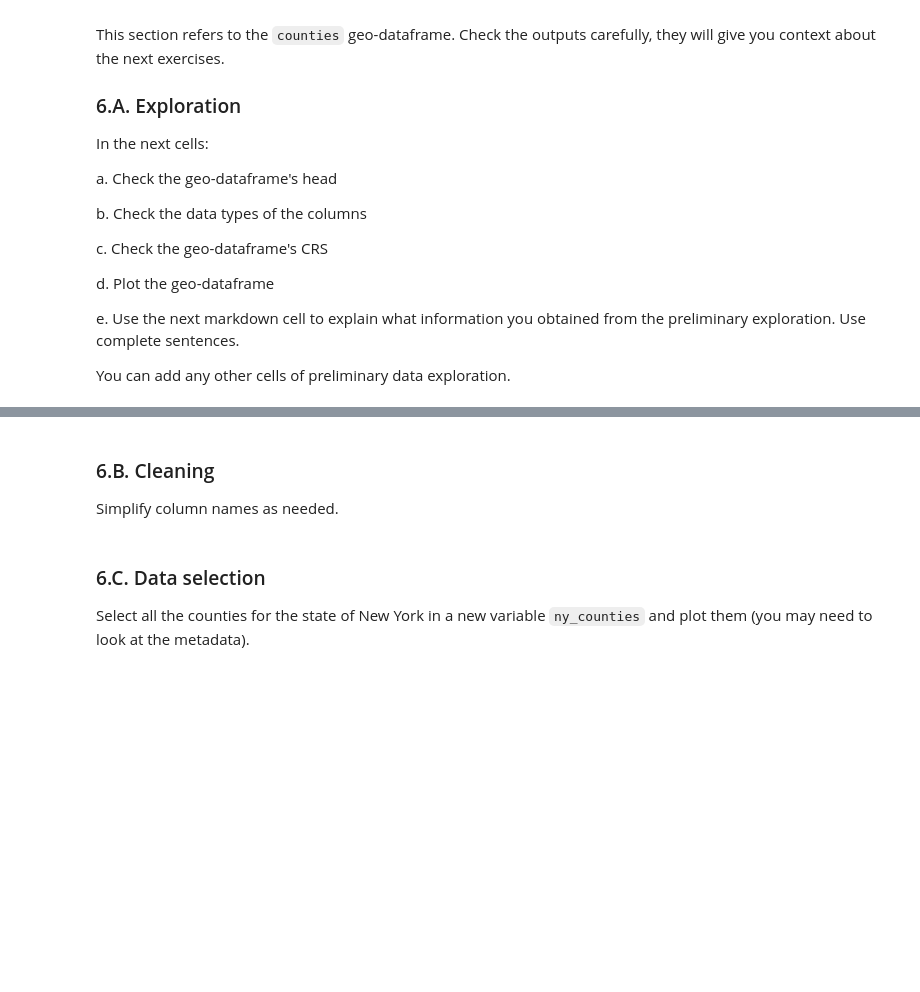
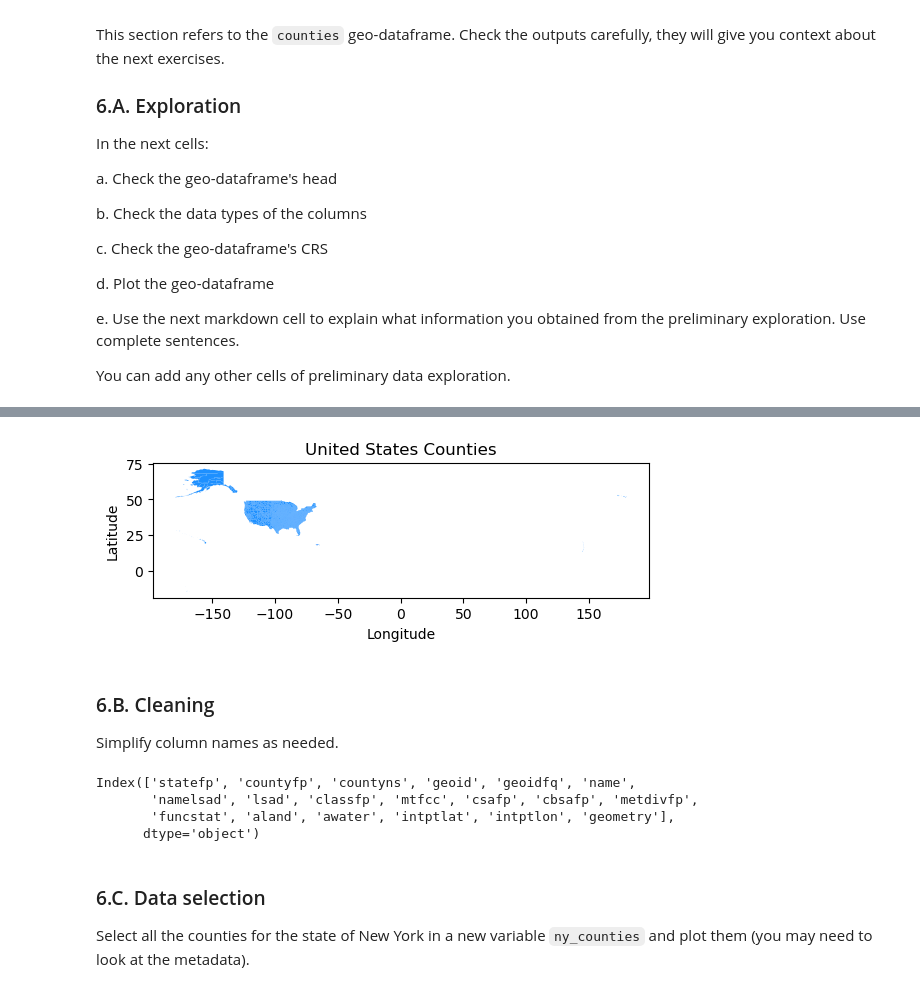
Before and after one commit to emaliap/eds220-hwk3, a Jupyter notebook: hwk3-task2-spills.ipynb, the cells around one changed output, grey strips where cells are left out. Drawn from its saved outputs; the diff is of its cells as text; code cells hidden in the pictures; blank space fills up the shorter version.

```diff
--- a/hwk3-task2-spills.ipynb
+++ b/hwk3-task2-spills.ipynb
@@ -406,3 +463,21 @@ _Type your answer here, replacing this text._
+# %%
+# Initialize empty figure and axes
+fig, ax = plt.subplots()
+
+# Add ca layer behind points
+counties.plot(ax = ax,
+                 color='dodgerblue'
+                 )
+
+# Update axes
+ax.set_title('United States Counties')
+ax.set_xlabel('Longitude')
+ax.set_ylabel('Latitude')
+
+# Display figure
+plt.show()
+# %% [output]
+[figure, added]
 # %% [markdown]
 <!-- END QUESTION -->
 
@@ -411,6 +486,15 @@ _Type your answer here, replacing this text._
 ### 6.B. Cleaning
 
 Simplify column names as needed.
+# %%
+# Change column names to snake case
+counties.columns = counties.columns.str.lower()
+print(counties.columns)
+# %% [output]
+Index(['statefp', 'countyfp', 'countyns', 'geoid', 'geoidfq', 'name',
+       'namelsad', 'lsad', 'classfp', 'mtfcc', 'csafp', 'cbsafp', 'metdivfp',
+       'funcstat', 'aland', 'awater', 'intptlat', 'intptlon', 'geometry'],
+      dtype='object')
 # %% [markdown]
 <!-- END QUESTION -->
 
```
Also changed, not shown: parts of 16 cells of this notebook.
